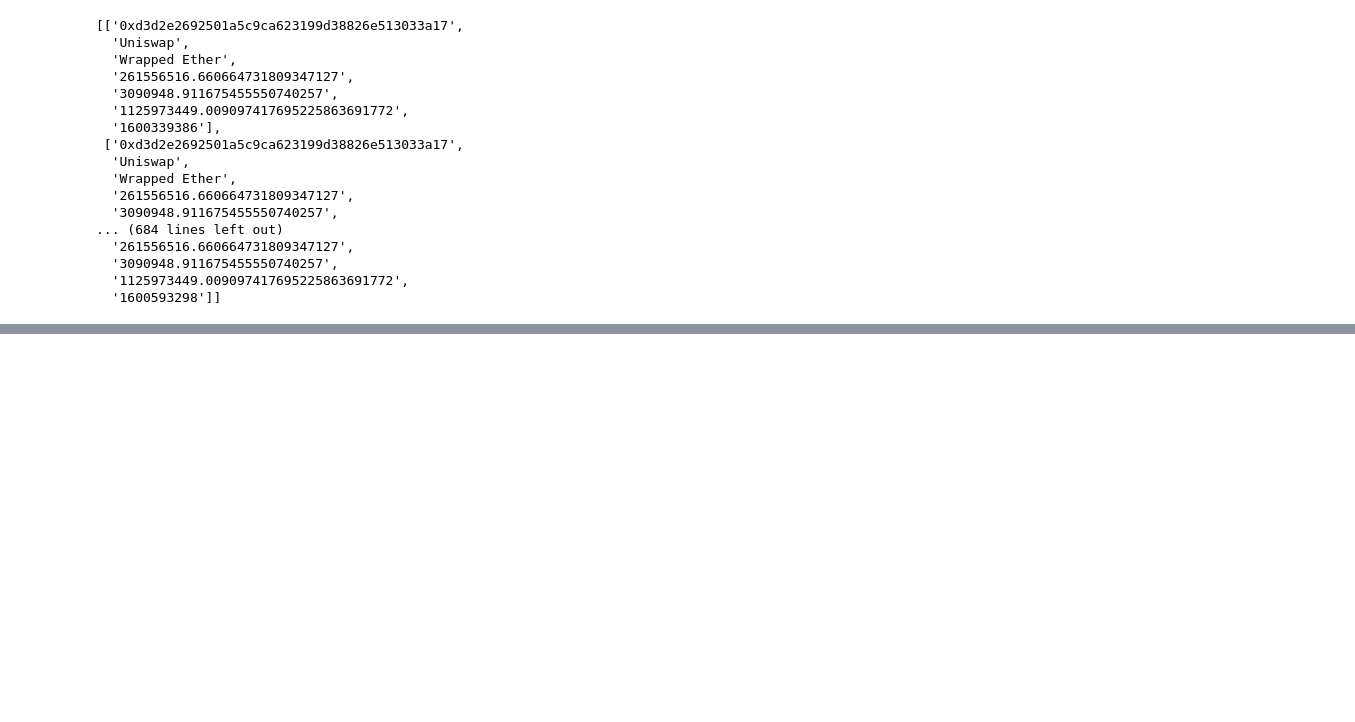
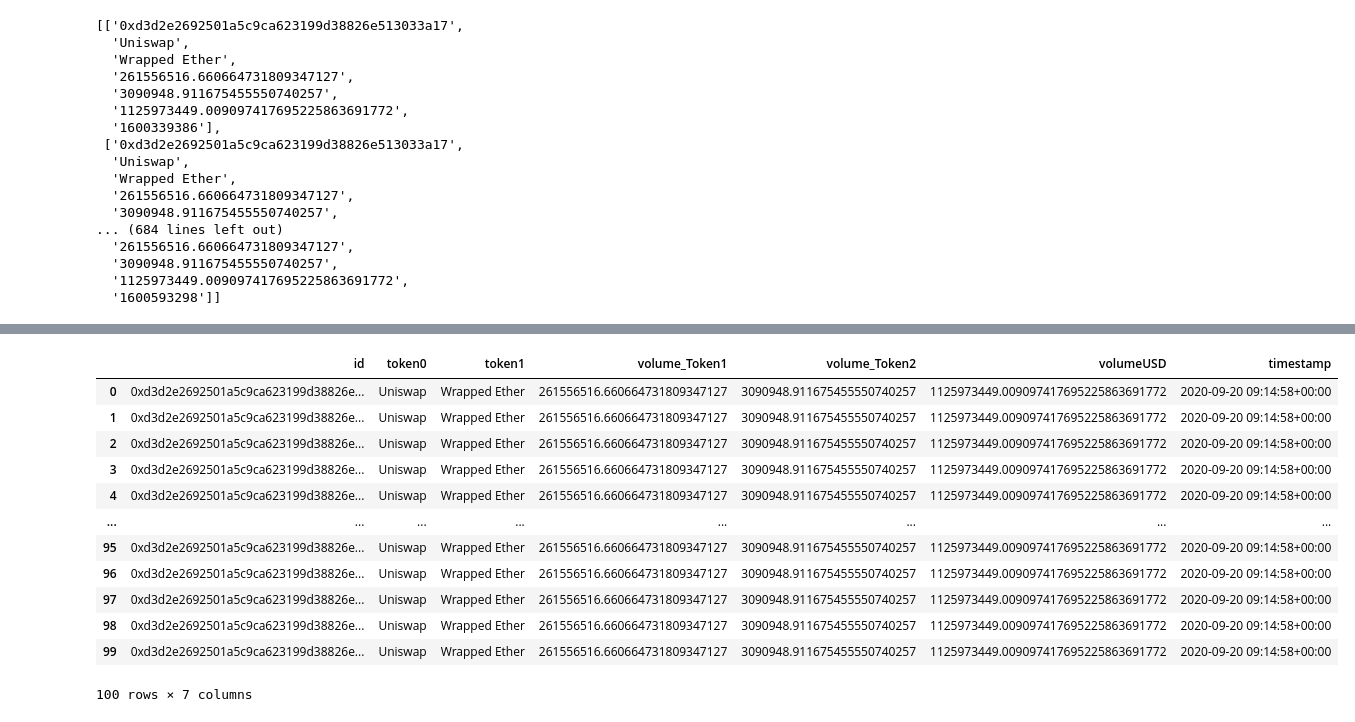
Before and after one commit to joybratas1/falconx-assignment, a Jupyter notebook: Assignment_falconx.ipynb, the cells around one changed output, grey strips where cells are left out. Cells and saved outputs as stored; diff of their text form; code cells hidden in the pictures; blank space fills up the shorter version.

```diff
--- a/Assignment_falconx.ipynb
+++ b/Assignment_falconx.ipynb
@@ -144,0 +175,3 @@ frame
+# %%
+for x in frame['timestamp']:
+  frame['timestamp'] = float(x)
@@ -144,0 +193,4 @@ frame
+# %%
+local_timezone = tzlocal.get_localzone() # get pytz timezone
+for x in frame['timestamp']:
+ frame['timestamp'] = datetime.fromtimestamp(x, local_timezone)
@@ -144,0 +212,16 @@ frame
+# %%
+frame
+# %% [output]
+|  | id | token0 | token1 | volume_Token1 | volume_Token2 | volumeUSD | timestamp |
+| 0 | 0xd3d2e2692501a5c9ca623199d38826e... | Uniswap | Wrapped Ether | 261556516.660664731809347127 | 3090948.911675455550740257 | 1125973449.009097417695225863691772 | 2020-09-20 09:14:58+00:00 |
+| 1 | 0xd3d2e2692501a5c9ca623199d38826e... | Uniswap | Wrapped Ether | 261556516.660664731809347127 | 3090948.911675455550740257 | 1125973449.009097417695225863691772 | 2020-09-20 09:14:58+00:00 |
+| 2 | 0xd3d2e2692501a5c9ca623199d38826e... | Uniswap | Wrapped Ether | 261556516.660664731809347127 | 3090948.911675455550740257 | 1125973449.009097417695225863691772 | 2020-09-20 09:14:58+00:00 |
+| 3 | 0xd3d2e2692501a5c9ca623199d38826e... | Uniswap | Wrapped Ether | 261556516.660664731809347127 | 3090948.911675455550740257 | 1125973449.009097417695225863691772 | 2020-09-20 09:14:58+00:00 |
+| 4 | 0xd3d2e2692501a5c9ca623199d38826e... | Uniswap | Wrapped Ether | 261556516.660664731809347127 | 3090948.911675455550740257 | 1125973449.009097417695225863691772 | 2020-09-20 09:14:58+00:00 |
+| ... | ... | ... | ... | ... | ... | ... | ... |
+| 95 | 0xd3d2e2692501a5c9ca623199d38826e... | Uniswap | Wrapped Ether | 261556516.660664731809347127 | 3090948.911675455550740257 | 1125973449.009097417695225863691772 | 2020-09-20 09:14:58+00:00 |
+| 96 | 0xd3d2e2692501a5c9ca623199d38826e... | Uniswap | Wrapped Ether | 261556516.660664731809347127 | 3090948.911675455550740257 | 1125973449.009097417695225863691772 | 2020-09-20 09:14:58+00:00 |
+| 97 | 0xd3d2e2692501a5c9ca623199d38826e... | Uniswap | Wrapped Ether | 261556516.660664731809347127 | 3090948.911675455550740257 | 1125973449.009097417695225863691772 | 2020-09-20 09:14:58+00:00 |
+| 98 | 0xd3d2e2692501a5c9ca623199d38826e... | Uniswap | Wrapped Ether | 261556516.660664731809347127 | 3090948.911675455550740257 | 1125973449.009097417695225863691772 | 2020-09-20 09:14:58+00:00 |
+| 99 | 0xd3d2e2692501a5c9ca623199d38826e... | Uniswap | Wrapped Ether | 261556516.660664731809347127 | 3090948.911675455550740257 | 1125973449.009097417695225863691772 | 2020-09-20 09:14:58+00:00 |
+100 rows × 7 columns
```
Also changed, not shown: parts of 11 cells of this notebook.
